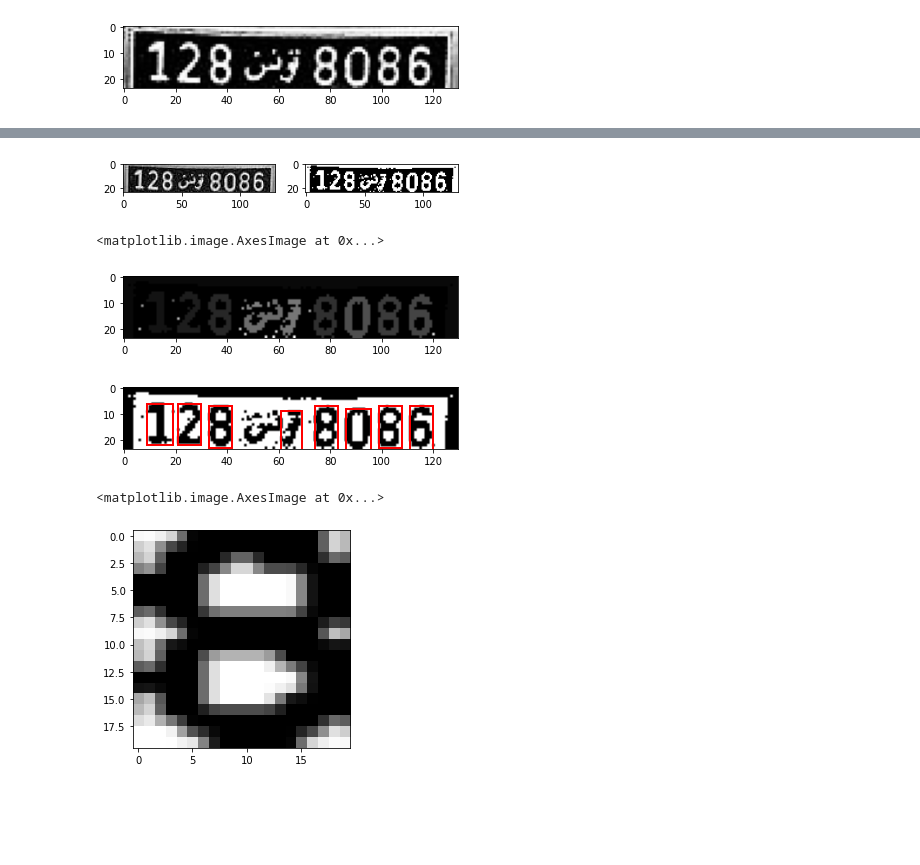
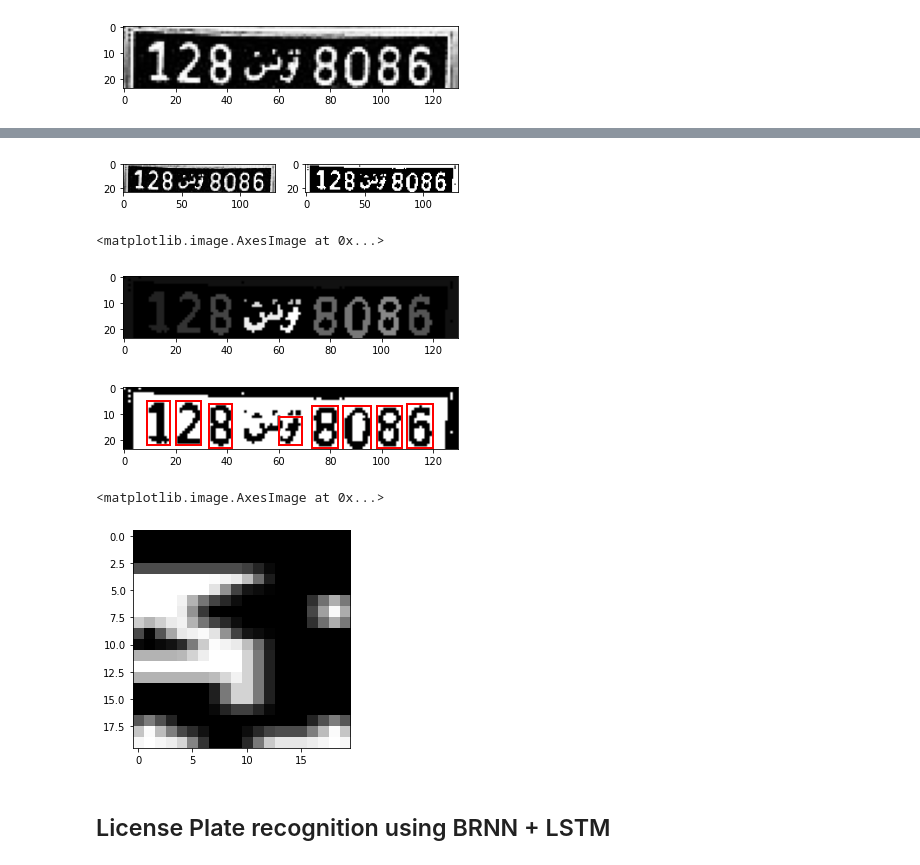
Before and after one commit to MedAmine-SUDO/Tunisian-License-Plate-Recognition, a Jupyter notebook: PlateSegmentation.ipynb, the cells around one changed output, grey strips where cells are left out. Saved outputs shown, nothing was run; the diff lists cells and outputs as text; code cells hidden in the pictures; blank space fills up the shorter version.

```diff
--- a/PlateSegmentation.ipynb
+++ b/PlateSegmentation.ipynb
@@ -254,5 +246,5 @@ plt.imshow(new_image, cmap=plt.cm.gray)
 # %%
-gray_plate = plate * 255
+gray_plate = new_image * 255
 # %%
 fig, (ax1, ax2) = plt.subplots(1, 2)
 ax1.imshow(gray_plate, cmap="gray")
@@ -261,7 +253,7 @@ binary_plate = gray_plate > threshold_value
 ax2.imshow(binary_plate, cmap='gray')
 plt.show()
 # %% [output]
-[figure, old version]
+[figure, new version]
 # %%
 license_plate = np.invert(binary_plate)
 # %%
@@ -270,7 +262,7 @@ labelled_plate = measure.label(binary_plate)
 plt.imshow(labelled_plate, cmap='gray')
 # %% [output]
 <matplotlib.image.AxesImage at 0x...>
-[figure, old version]
+[figure, new version]
 # %%
 fig, ax1 = plt.subplots(1)
 ax1.imshow(license_plate, cmap="gray")
@@ -284,25 +276,28 @@ for regions in regionprops(labelled_plate):
     y0, x0, y1, x1 = regions.bbox
     region_height = y1 - y0
     region_width = x1 - x0
-    if region_height > min_height and region_height < max_height and region_width > min_width and region_width < max_width:
+    #if region_height > min_height and region_height < max_height and region_width > min_width and region_width < max_width:
+    if region_height > region_width :
         roi = license_plate[y0:y1, x0:x1]
         # draw a red bordered rectangle over the character.
-        rect_border = patches.Rectangle((x0, y0), x1 - x0, y1 - y0, edgecolor="red",
+        rect_border = patches.Rectangle((x0-1, y0-1), (x1 - x0)+1, (y1 - y0)+1, edgecolor="red",
                                        linewidth=2, fill=False)
         ax1.add_patch(rect_border)
 
         # resize the characters to 20X20 and then append each character into the characters list
-        resized_char = resize(roi, (20, 20))
-        characters.append(resized_char)
+        #resized_char = resize(roi, (20, 20))
+        characters.append(roi)
 
         # this is just to keep track of the arrangement of the characters
         column_list.append(x0)
 # print(characters)
 plt.show()
 # %% [output]
-[figure, old version]
+[figure, new version]
 # %%
-plt.imshow(characters[2], cmap='gray')
+plt.imshow(characters[3], cmap='gray')
 # %% [output]
 <matplotlib.image.AxesImage at 0x...>
-[figure, old version]
+[figure, new version]
+# %% [markdown]
+## License Plate recognition using BRNN + LSTM
```
Also changed, not shown: parts of 15 cells of this notebook.
